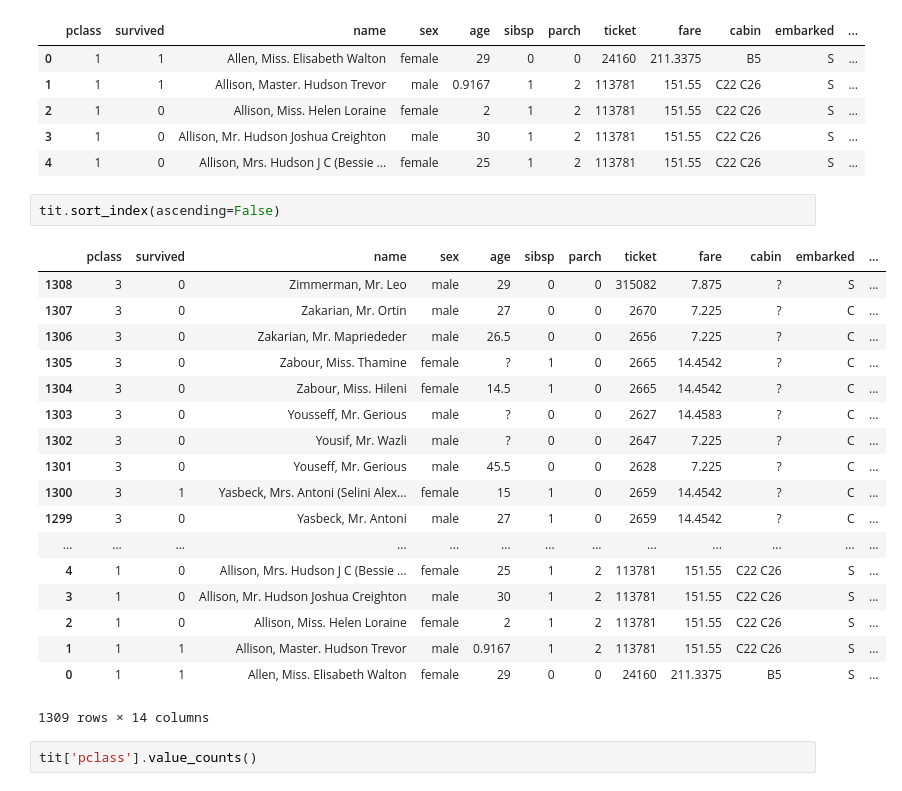
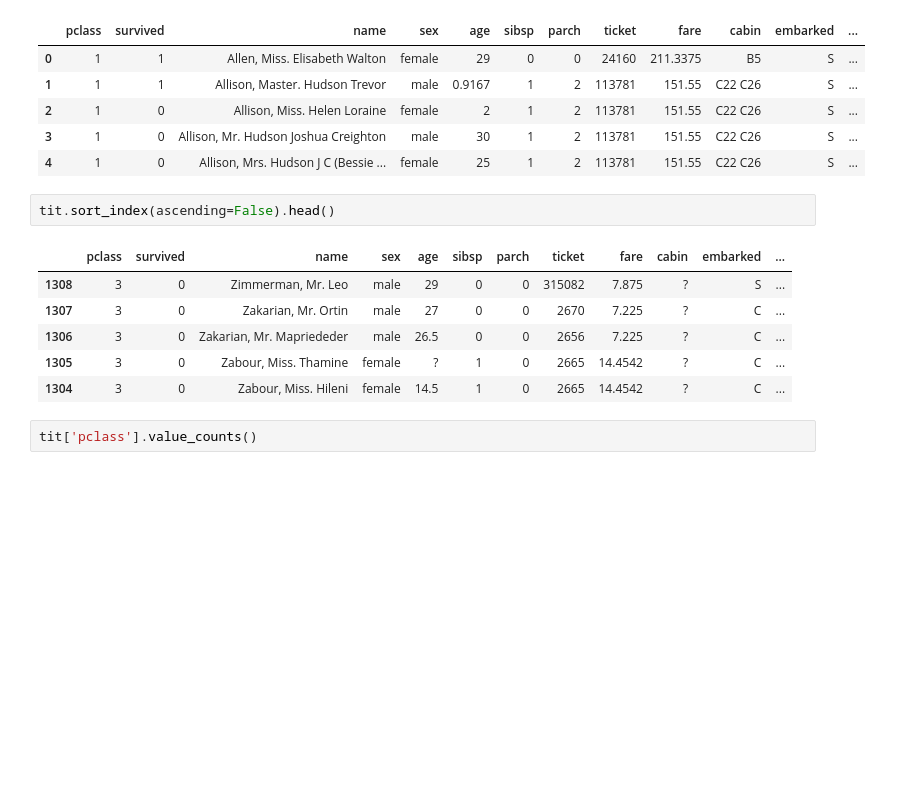
Before and after one commit to dennisowusu123/DATA-ANALYTICS-GT, a Jupyter notebook: DataScience/DataAnalysis/01_Dataframes.ipynb, the cells around one changed output. Drawn from its saved outputs; the diff is of its cells as text; blank space fills up the shorter version.

```diff
--- a/DataScience/DataAnalysis/01_Dataframes.ipynb
+++ b/DataScience/DataAnalysis/01_Dataframes.ipynb
@@ -1457,26 +1238,14 @@ tit.head()
 | 3 | 1 | 0 | Allison, Mr. Hudson Joshua Creighton | male | 30 | 1 | 2 | 113781 | 151.55 | C22 C26 | S | ... |
 | 4 | 1 | 0 | Allison, Mrs. Hudson J C (Bessie ... | female | 25 | 1 | 2 | 113781 | 151.55 | C22 C26 | S | ... |
 # %%
-tit.sort_index(ascending=False)
+tit.sort_index(ascending=False).head()
 # %% [output]
 |  | pclass | survived | name | sex | age | sibsp | parch | ticket | fare | cabin | embarked | ... |
 | 1308 | 3 | 0 | Zimmerman, Mr. Leo | male | 29 | 0 | 0 | 315082 | 7.875 | ? | S | ... |
 | 1307 | 3 | 0 | Zakarian, Mr. Ortin | male | 27 | 0 | 0 | 2670 | 7.225 | ? | C | ... |
 | 1306 | 3 | 0 | Zakarian, Mr. Mapriededer | male | 26.5 | 0 | 0 | 2656 | 7.225 | ? | C | ... |
 | 1305 | 3 | 0 | Zabour, Miss. Thamine | female | ? | 1 | 0 | 2665 | 14.4542 | ? | C | ... |
 | 1304 | 3 | 0 | Zabour, Miss. Hileni | female | 14.5 | 1 | 0 | 2665 | 14.4542 | ? | C | ... |
-| 1303 | 3 | 0 | Yousseff, Mr. Gerious | male | ? | 0 | 0 | 2627 | 14.4583 | ? | C | ... |
-| 1302 | 3 | 0 | Yousif, Mr. Wazli | male | ? | 0 | 0 | 2647 | 7.225 | ? | C | ... |
-| 1301 | 3 | 0 | Youseff, Mr. Gerious | male | 45.5 | 0 | 0 | 2628 | 7.225 | ? | C | ... |
-| 1300 | 3 | 1 | Yasbeck, Mrs. Antoni (Selini Alex... | female | 15 | 1 | 0 | 2659 | 14.4542 | ? | C | ... |
-| 1299 | 3 | 0 | Yasbeck, Mr. Antoni | male | 27 | 1 | 0 | 2659 | 14.4542 | ? | C | ... |
-| ... | ... | ... | ... | ... | ... | ... | ... | ... | ... | ... | ... | ... |
-| 4 | 1 | 0 | Allison, Mrs. Hudson J C (Bessie ... | female | 25 | 1 | 2 | 113781 | 151.55 | C22 C26 | S | ... |
-| 3 | 1 | 0 | Allison, Mr. Hudson Joshua Creighton | male | 30 | 1 | 2 | 113781 | 151.55 | C22 C26 | S | ... |
-| 2 | 1 | 0 | Allison, Miss. Helen Loraine | female | 2 | 1 | 2 | 113781 | 151.55 | C22 C26 | S | ... |
-| 1 | 1 | 1 | Allison, Master. Hudson Trevor | male | 0.9167 | 1 | 2 | 113781 | 151.55 | C22 C26 | S | ... |
-| 0 | 1 | 1 | Allen, Miss. Elisabeth Walton | female | 29 | 0 | 0 | 24160 | 211.3375 | B5 | S | ... |
-1309 rows × 14 columns
 # %%
 tit['pclass'].value_counts()
 # %% [output]
```
Also changed, not shown: parts of 28 cells of this notebook.
